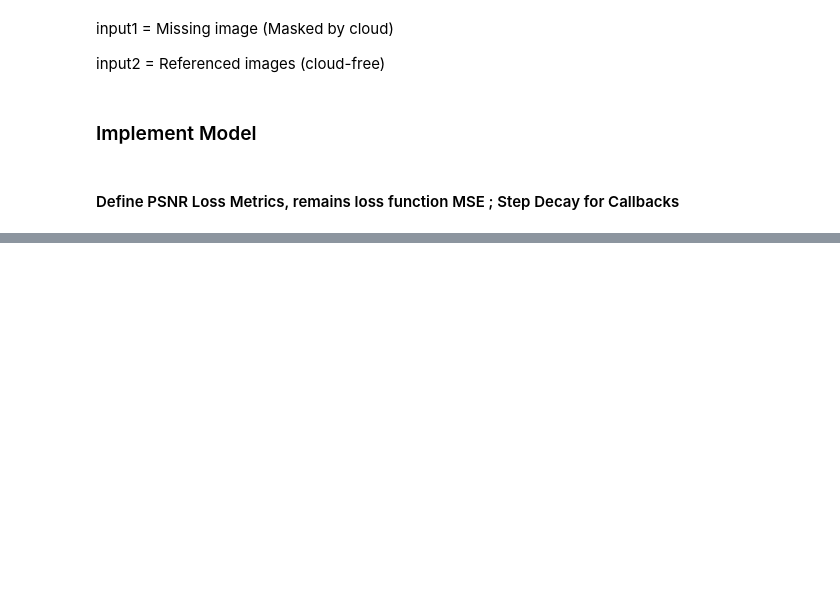
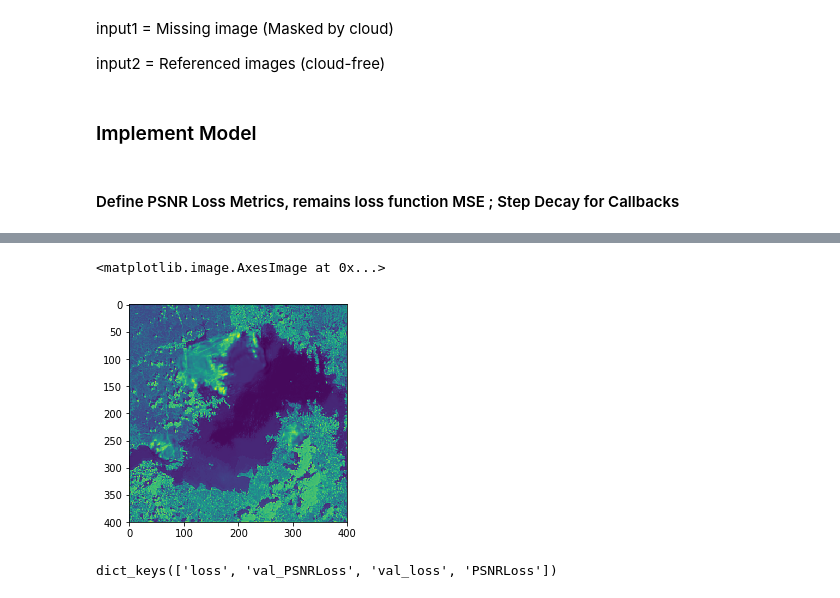
Before and after one commit to Hydroviet/CNN-L8-Recovery, a Jupyter notebook: Keras_NN.ipynb, the cells around one changed output, grey strips where cells are left out. Drawn from its saved outputs; the diff is of its cells as text; code cells hidden in the pictures; blank space fills up the shorter version.

```diff
--- a/Keras_NN.ipynb
+++ b/Keras_NN.ipynb
@@ -28,11 +29,15 @@ conv_2 = Conv2D(30, (3, 3),padding='same')(input2)
 concat_1_2 = concatenate([conv_1, conv_2], axis=-1)
 concat_1_2 = Activation('relu')(concat_1_2)
 
+concat_1_2 = Dropout(0.5)(concat_1_2)
+
 feature_3 = Conv2D(filters=20, kernel_size=(3, 3),padding='same')(concat_1_2)
 feature_5 = Conv2D(filters=20, kernel_size=(5, 5),padding='same')(concat_1_2)
 feature_7 = Conv2D(filters=20, kernel_size=(7, 7),padding='same')(concat_1_2)
 feature_3_5_7 = concatenate([feature_3, feature_5, feature_7])
 feature_3_5_7 = Activation('relu')(feature_3_5_7)
+
+feature_3_5_7 = Dropout(0.5)(feature_3_5_7)
 
 sum0 = add([concat_1_2, feature_3_5_7])
 
@@ -46,6 +51,8 @@ conv5 = Conv2D(filters=60, kernel_size=(3,3), dilation_rate=2, padding='same',ac
 sum2 = add([conv3, conv5])
 
 conv6 = Conv2D(filters=60, kernel_size=(3,3), padding='same',activation='relu')(sum2)
+conv6 = Dropout(0.5)(conv6)
+
 conv7 = Conv2D(filters=1, kernel_size=(3,3), padding='same')(conv6)
 
 model = Model([input1, input2], conv7)
@@ -68,0 +90,16 @@ model.compile(optimizer=adam, loss='mean_squared_error', metrics=[PSNRLoss])
+# %%
+adam = Adam(lr=0.0001, beta_1=0.9, beta_2=0.999, epsilon=1e-8)
+model.compile(optimizer=adam, loss='mean_squared_error', metrics=[PSNRLoss])
+
+batch_size = 1
+nb_epoch = 50
+
+img_rows, img_cols = 400, 400
+out_rows, out_cols = 400, 400
+
+lrate = LearningRateScheduler(step_decay)
+callback_list = [callbacks.ModelCheckpoint('weight.h5', monitor='val_PSNRLoss', save_best_only=True,
+                                           mode='max', save_weights_only=True, verbose=2)]
+
+history = model.fit([trainX_1,trainX_2], trainY, batch_size=batch_size, epochs=nb_epoch, callbacks=callback_list,
+                    verbose=1, validation_data=([testX_1, testX_2], testY))
@@ -68,0 +124,2 @@ model.compile(optimizer=adam, loss='mean_squared_error', metrics=[PSNRLoss])
+# %%
+y_pred = model.predict([testX_1[:1], testX_2[:1]])
@@ -68,0 +136,9 @@ model.compile(optimizer=adam, loss='mean_squared_error', metrics=[PSNRLoss])
+# %%
+plt.imshow(y_pred[0,:,:,0])
+# %% [output]
+<matplotlib.image.AxesImage at 0x...>
+[figure, added]
+# %%
+print(history.history.keys())
+# %% [output]
+dict_keys(['loss', 'val_PSNRLoss', 'val_loss', 'PSNRLoss'])
```
Also changed, not shown: parts of 12 cells of this notebook, 2 other files.
